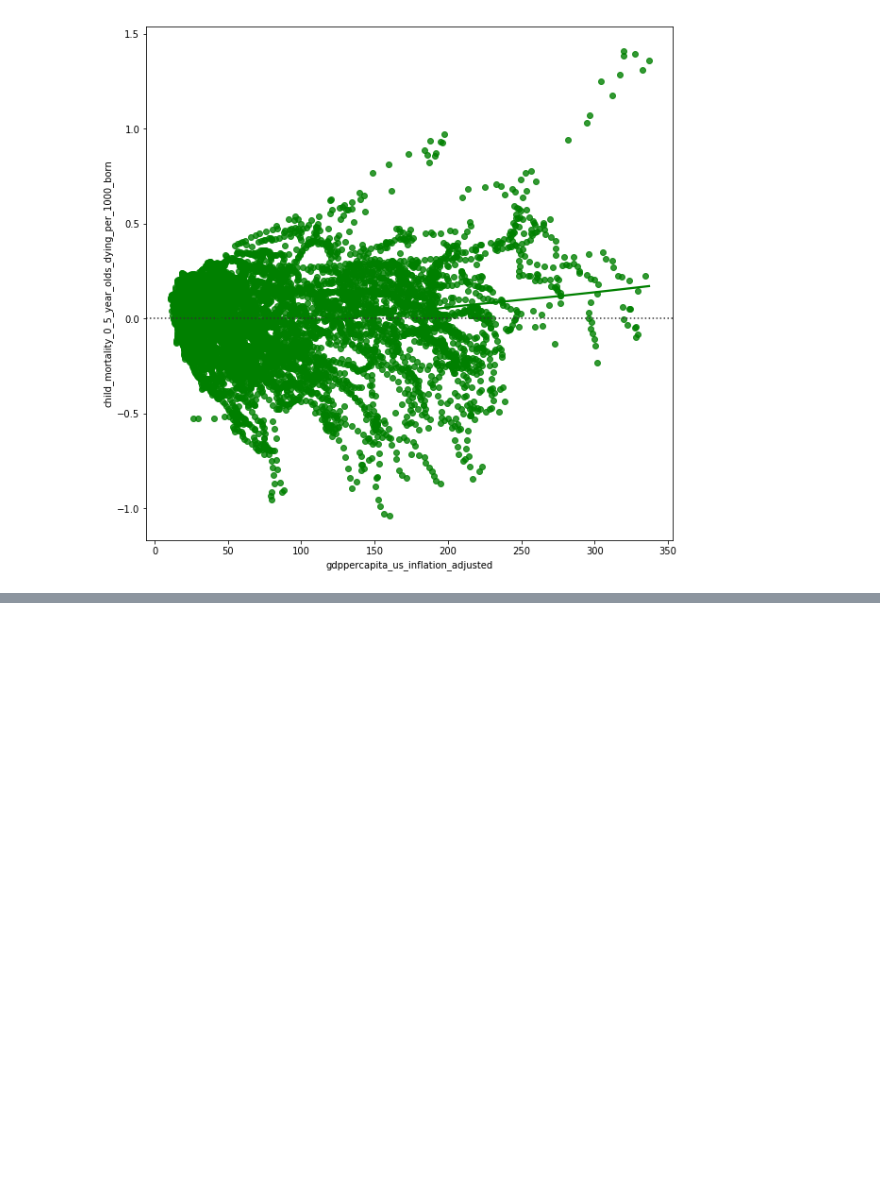
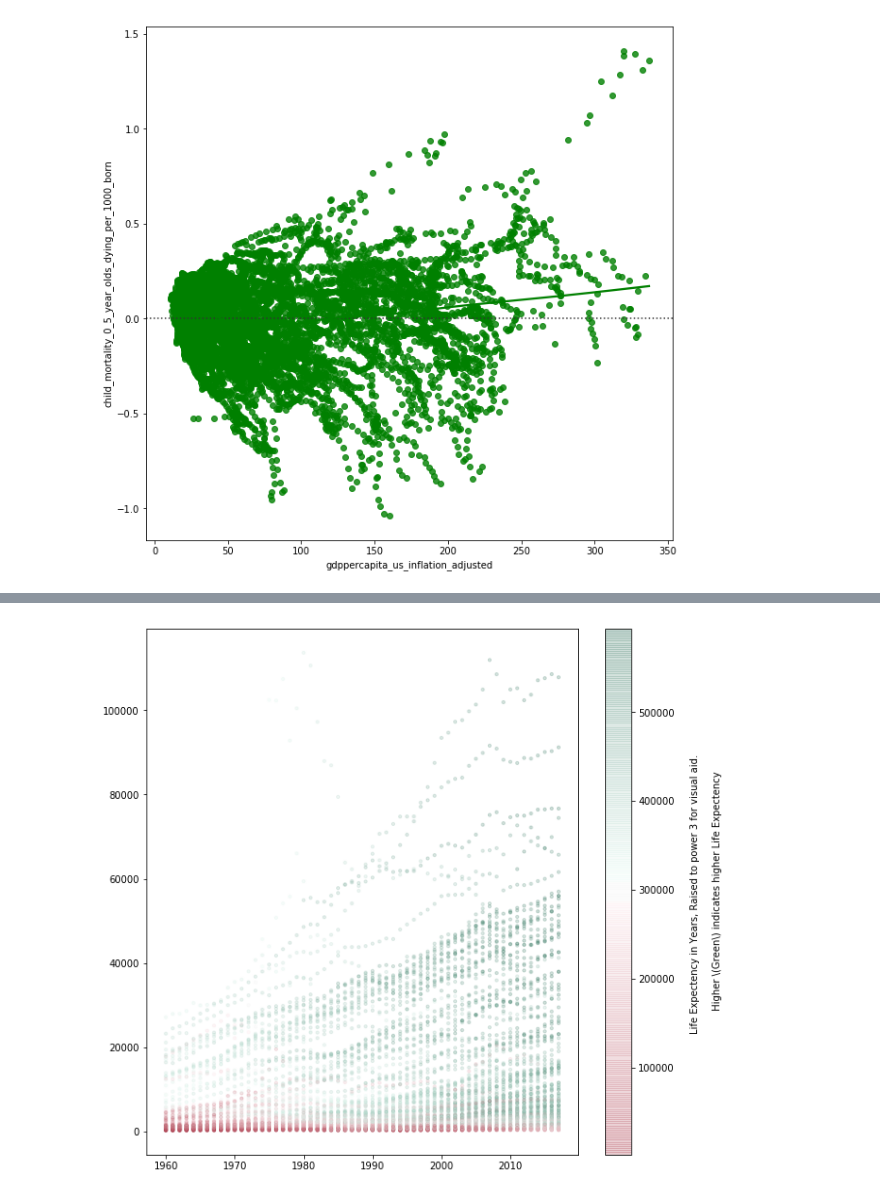
Before and after one commit to Omairss/ds5500-hw2, a Jupyter notebook: HW2.ipynb, the cells around one changed output, grey strips where cells are left out. Cells and saved outputs as stored; diff of their text form; code cells hidden in the pictures; blank space fills up the shorter version.

```diff
--- a/HW2.ipynb
+++ b/HW2.ipynb
@@ -342,0 +360,12 @@ sns.residplot(np.power(X['gdppercapita_us_inflation_adjusted'], 0.5), np.log(y),
+# %%
+cmap = sns.diverging_palette(10, 150, s = 99, l = 30, as_cmap=True)
+f, ax = plt.subplots(figsize = ((10, 10)))
+points = ax.scatter(data['time'],
+                    data['gdppercapita_us_inflation_adjusted'],
+                    c = np.power(data['life_expectancy_years'], 3), s=10,
+                    cmap=cmap, alpha = 0.2)
+cb = f.colorbar(points)
+cb.set_label('\nLife Expectency in Years,'
+             ' Raised to power 3 for visual aid. \n\n Higher \(Green\) indicates higher Life Expectency')
+# %% [output]
+[figure, added]
```
Also changed, not shown: parts of 4 cells of this notebook, 2 other files.
